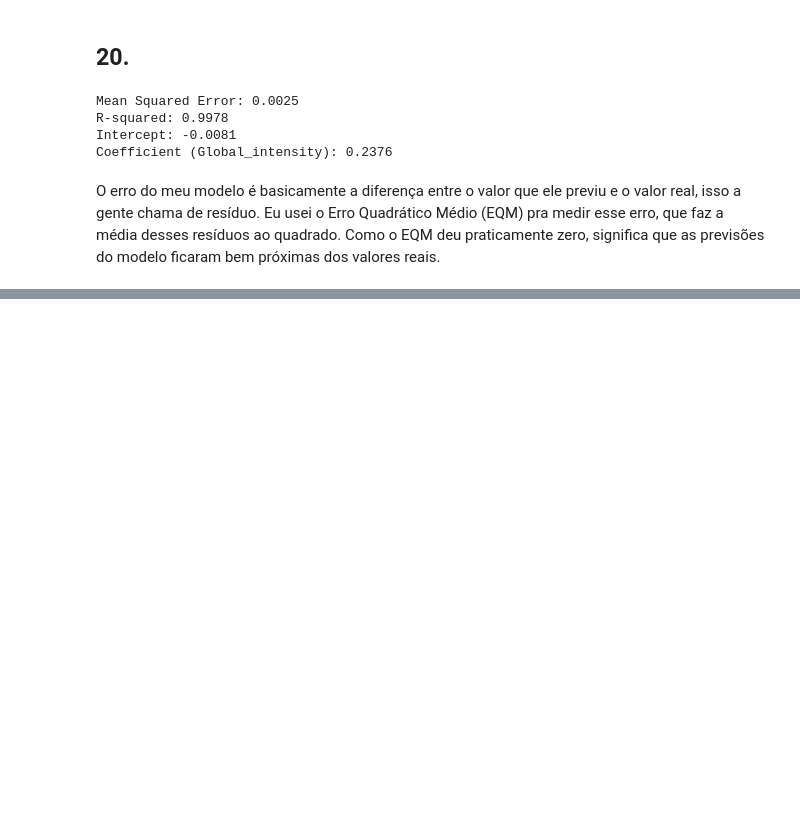
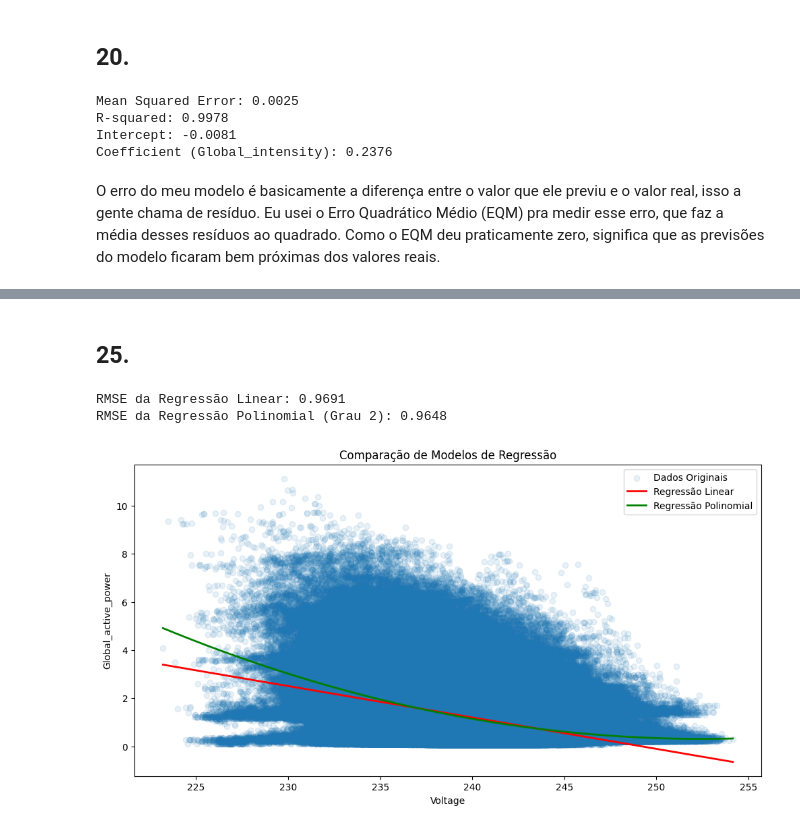
Before and after one commit to jliamonteiro/cp1-IA, a Jupyter notebook: cp1.ipynb, the cells around one changed output, grey strips where cells are left out. Cells and saved outputs as stored; diff of their text form; code cells hidden in the pictures; blank space fills up the shorter version.

```diff
--- a/cp1.ipynb
+++ b/cp1.ipynb
@@ -546,0 +566,12 @@ O erro do meu modelo é basicamente a diferença entre o valor que ele previu e
+# %%
+dataset_com_indice = dataset.set_index('Datetime')
+dataset_com_indice['Global_active_power'] = pd.to_numeric(dataset_com_indice['Global_active_power'], errors='coerce')
+hourly_avg_power = dataset_com_indice['Global_active_power'].resample('h').mean()
+avg_power_by_hour = hourly_avg_power.groupby(hourly_avg_power.index.hour).mean()
+
+horario_pico = avg_power_by_hour.idxmax()
+valor_pico = avg_power_by_hour.max()
+
+print("Consumo médio de Global_active_power por hora do dia:")
+print(avg_power_by_hour)
+print(f"\nO horário de maior consumo médio é às {horario_pico}h, com um consumo de {valor_pico:.4f}.")
@@ -546,0 +649,43 @@ O erro do meu modelo é basicamente a diferença entre o valor que ele previu e
+# %% [markdown]
+## 25.
+# %%
+from sklearn.preprocessing import PolynomialFeatures
+from sklearn.linear_model import LinearRegression
+from sklearn.metrics import mean_squared_error
+import numpy as np
+import matplotlib.pyplot as plt
+
+
+regression_data = dataset[['Voltage', 'Global_active_power']].dropna()
+X_voltage = regression_data[['Voltage']]
+y_power = regression_data['Global_active_power']
+
+linear_model = LinearRegression()
+linear_model.fit(X_voltage, y_power)
+y_pred_linear = linear_model.predict(X_voltage)
+rmse_linear = np.sqrt(mean_squared_error(y_power, y_pred_linear))
+
+poly_features = PolynomialFeatures(degree=2)
+X_poly = poly_features.fit_transform(X_voltage)
+poly_model = LinearRegression()
+poly_model.fit(X_poly, y_power)
+y_pred_poly = poly_model.predict(X_poly)
+rmse_poly = np.sqrt(mean_squared_error(y_power, y_pred_poly))
+
+print(f"RMSE da Regressão Linear: {rmse_linear:.4f}")
+print(f"RMSE da Regressão Polinomial (Grau 2): {rmse_poly:.4f}")
+
+plt.figure(figsize=(12, 6))
+plt.scatter(X_voltage, y_power, alpha=0.1, label='Dados Originais')
+sort_axis = np.argsort(X_voltage.values.flatten())
+plt.plot(X_voltage.values[sort_axis], y_pred_linear[sort_axis], color='red', linewidth=2, label='Regressão Linear')
+plt.plot(X_voltage.values[sort_axis], y_pred_poly[sort_axis], color='green', linewidth=2, label='Regressão Polinomial')
+plt.title('Comparação de Modelos de Regressão')
+plt.xlabel('Voltage')
+plt.ylabel('Global_active_power')
+plt.legend()
+plt.show()
+# %% [output]
+RMSE da Regressão Linear: 0.9691
+RMSE da Regressão Polinomial (Grau 2): 0.9648
+[figure, added]
```
Also changed, not shown: parts of 53 cells of this notebook, 1 other file.
